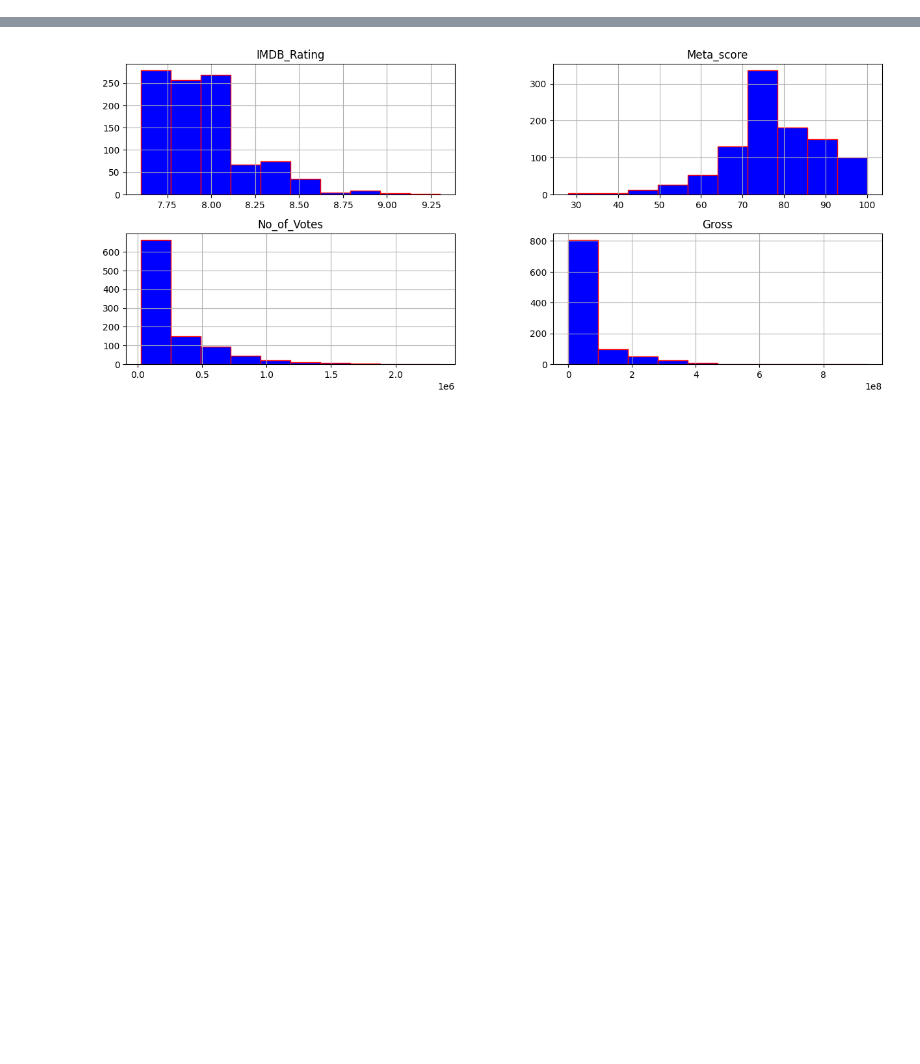
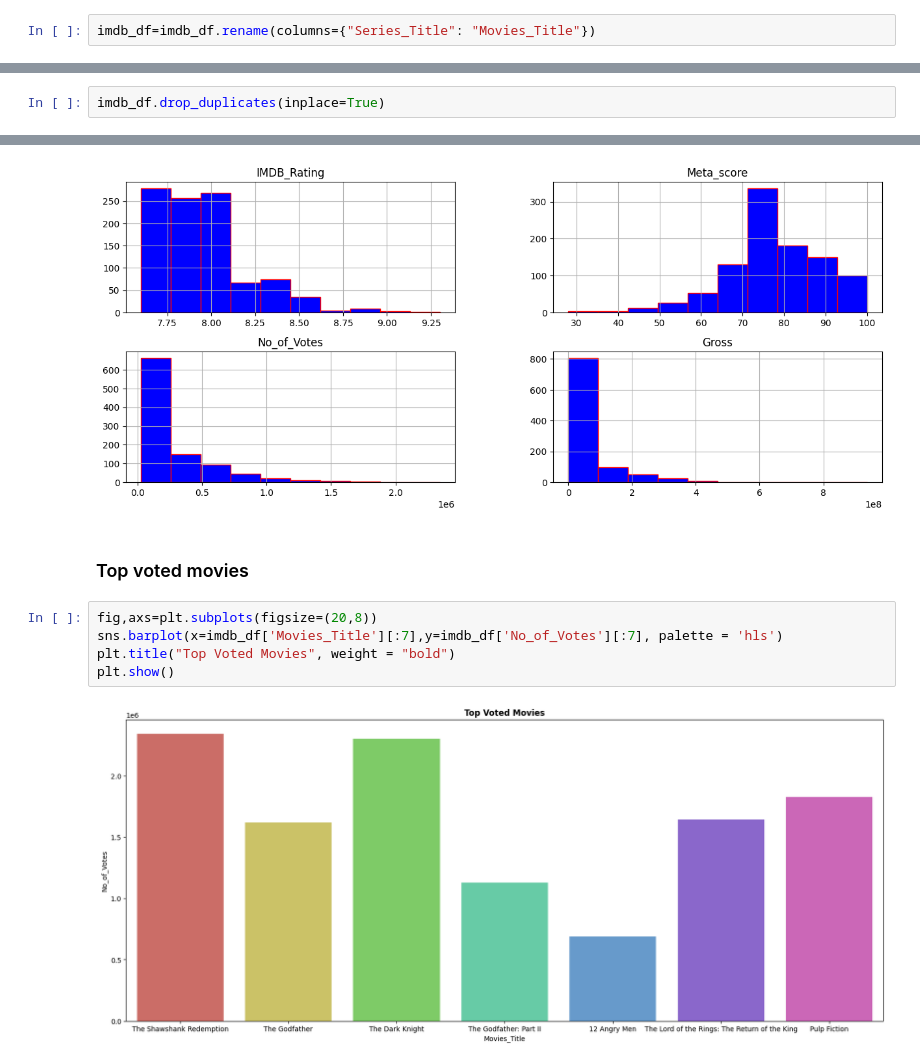
Before and after one commit to SarvjeetAnand/CIP-Data-Science-Internship, a Jupyter notebook: IMDB_Data_Analysis.ipynb, the cells around one changed output, grey strips where cells are left out. Cells and saved outputs as stored; diff of their text form; blank space fills up the shorter version.

```diff
--- a/IMDB_Data_Analysis.ipynb
+++ b/IMDB_Data_Analysis.ipynb
@@ -67,0 +70,2 @@ imdb_df.describe()
+# %%
+imdb_df=imdb_df.rename(columns={"Series_Title": "Movies_Title"})
@@ -111,0 +120,2 @@ dtype: int64
+# %%
+imdb_df.drop_duplicates(inplace=True)
@@ -194,3 +198,12 @@ numerical_attributes = ['IMDB_Rating', 'Meta_score', 'No_of_Votes', 'Gross']
 imdb_df[numerical_attributes].hist(figsize = (15, 6), color = 'blue', edgecolor = 'red', layout = (2, 2));
 # %% [output]
 [figure]
+# %% [markdown]
+### Top voted movies
+# %%
+fig,axs=plt.subplots(figsize=(20,8))
+sns.barplot(x=imdb_df['Movies_Title'][:7],y=imdb_df['No_of_Votes'][:7], palette = 'hls')
+plt.title("Top Voted Movies", weight = "bold")
+plt.show()
+# %% [output]
+[figure, added]
```
Also changed, not shown: parts of 24 cells of this notebook.
